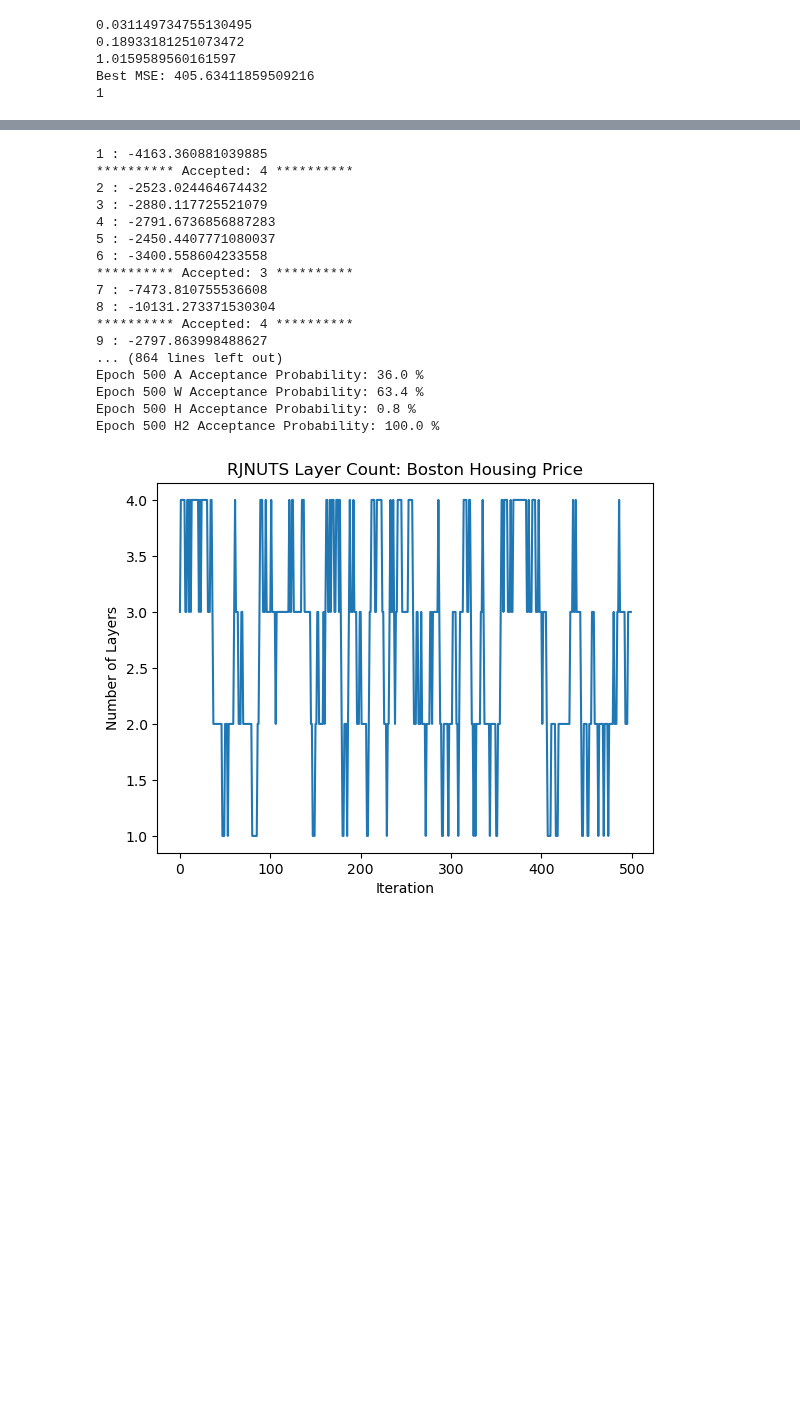
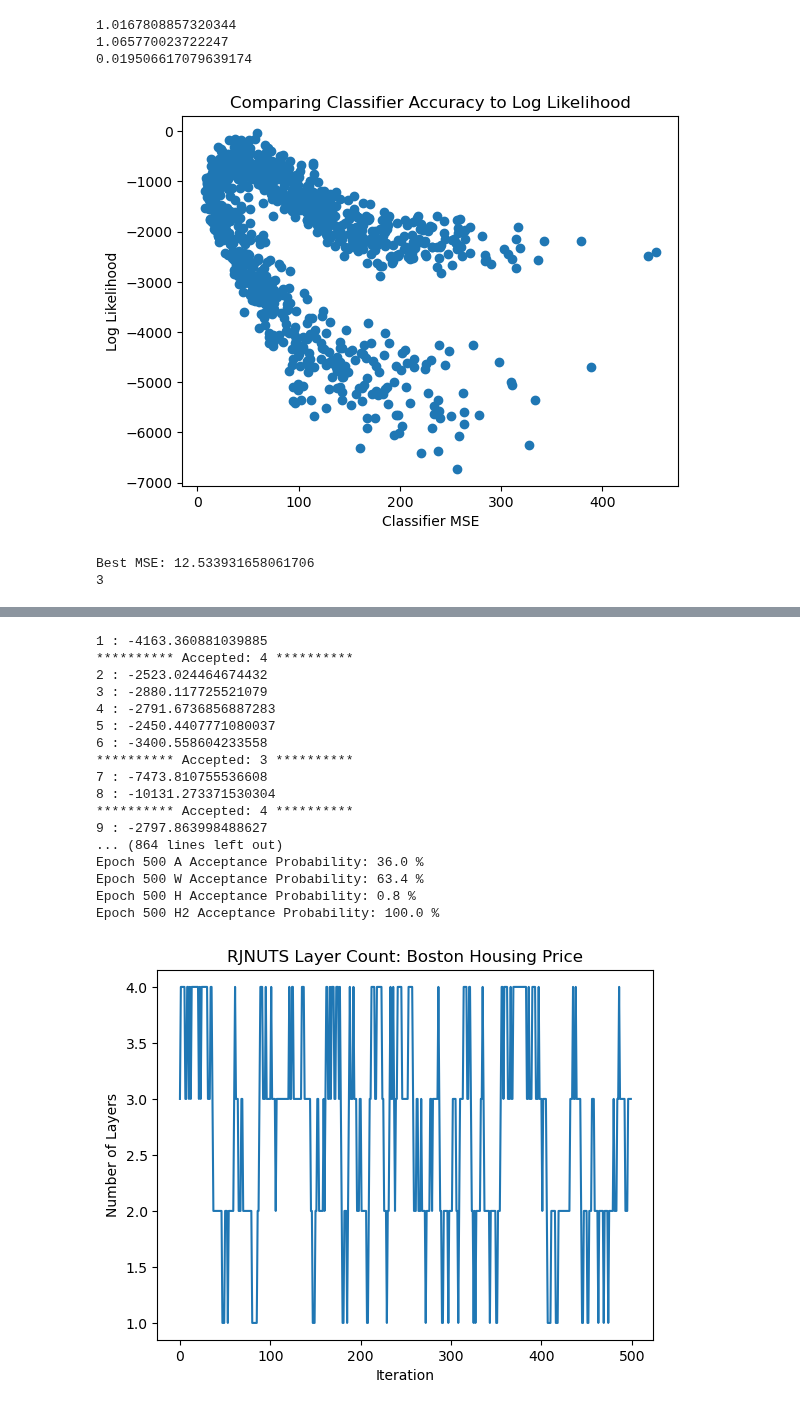
Before and after one commit to jberezow/RJMCMC, a Jupyter notebook: Thesis-RegressionBH.ipynb, the cells around one changed output, grey strips where cells are left out. Saved outputs shown, nothing was run; the diff lists cells and outputs as text; code cells hidden in the pictures; blank space fills up the shorter version.

```diff
--- a/Thesis-RegressionBH.ipynb
+++ b/Thesis-RegressionBH.ipynb
@@ -105,9 +103,9 @@ end;
     ######################################
 
     #Standard Deviations
-    τ₁ ~ gamma(1,0.01) #(100,0.01) Hidden weights and biases
-    τ₂ ~ gamma(1*k[1],0.01) #(100*k,0.01) Output weights and biases
-    τᵧ ~ gamma(10, 0.1) #(100,0.5)
+    τ₁ ~ gamma(100,0.01) #(100,0.01) Hidden weights and biases
+    τ₂ ~ gamma(100,0.01) #(100*k,0.01) Output weights and biases
+    τᵧ ~ gamma(100, 0.5) #(100,0.5)
     σ₁ = 1/τ₁
     σ₂ = 1/τ₂
     σᵧ = 1/τᵧ
@@ -162,7 +160,7 @@ end;
 
     #Return Network Scores for X
     scores = transpose(G(x,obs))[:,1]
-    #scores = Flux.tanh.(scores)
+    scores = Flux.σ.(scores)
 
     #Regression Likelihood
     y = @trace(mvnormal(vec(scores), Diagonal([σᵧ for i=1:length(x[1,:])])), (:y))
@@ -170,44 +168,45 @@ end;
     return scores
 
 end;
 
 #Register Observed Data - Bernoulli
 obs_master = choicemap()::ChoiceMap
 obs_master[:y] = y
 obs = obs_master;
 
 (best_trace,) = generate(interpolator, (x,), obs)
 println(best_trace[:τ₁])
 println(best_trace[:τ₂])
 println(1 / best_trace[:τᵧ])
 
 test_scores = interpolator(x)
 test2 = StatsBase.reconstruct(dy, test_scores)
 mse_scaled(test_scores, y)
 
 #----------------
 #Test Likelihood
 #----------------
-#best_trace, scores, mses = likelihood_regression(10)
-#PyPlot.scatter(mses, scores)
-#plt.title("Comparing Classifier Accuracy to Log Likelihood")
-#plt.xlabel("Classifier MSE")
-#plt.ylabel("Log Likelihood")
+best_trace, scores, mses = likelihood_regression(1000)
+PyPlot.scatter(mses, scores)
+plt.title("Comparing Classifier Accuracy to Log Likelihood")
+plt.xlabel("Classifier MSE")
+plt.ylabel("Log Likelihood")
 #plt.ylim(-20000,1)
 #plt.xlim(0,2000)
 #plt.legend()
 
 pred_y = G(x,best_trace)
-pred_y = transpose(pred_y)[:,1]
+pred_y = Flux.σ.(transpose(pred_y)[:,1])
 best_mse = mse_scaled(pred_y, y)
 println("Best MSE: $best_mse")
 println(best_trace[:l])
 # %% [output]
-0.031149734755130495
-0.18933181251073472
-1.0159589560161597
-Best MSE: 405.63411859509216
-1
+1.0167808857320344
+1.065770023722247
+0.019506617079639174
+[figure, added]
+Best MSE: 12.533931658061706
+3
 # %%
 #----------------
 #Fixed NUTS Test
```
Also changed, not shown: parts of 6 cells of this notebook, 2 other files.
